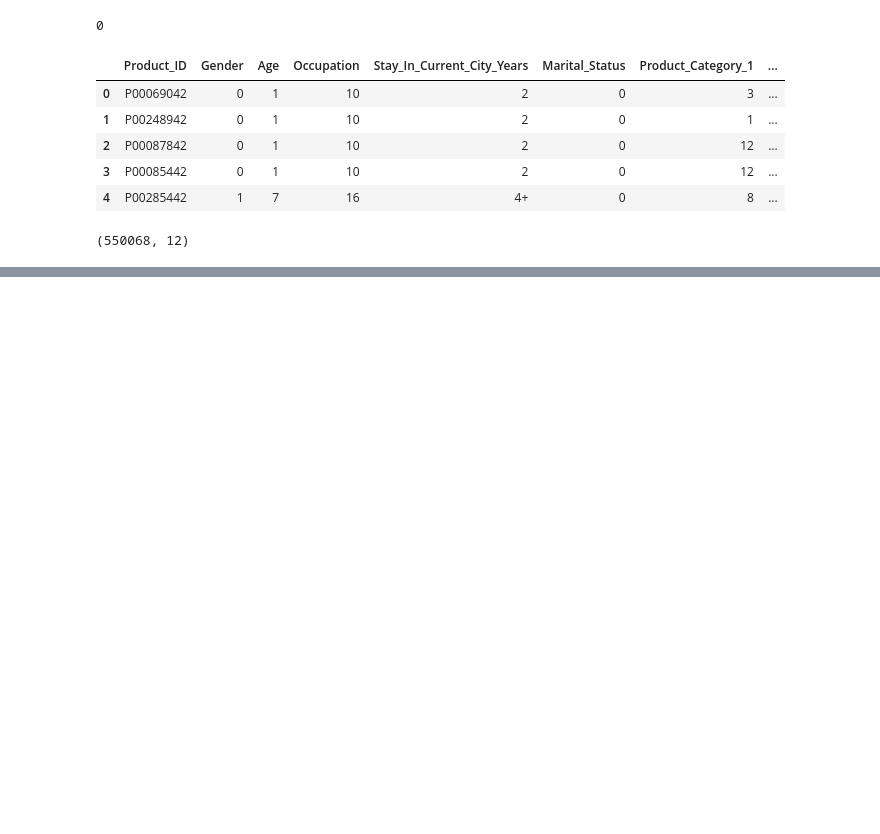
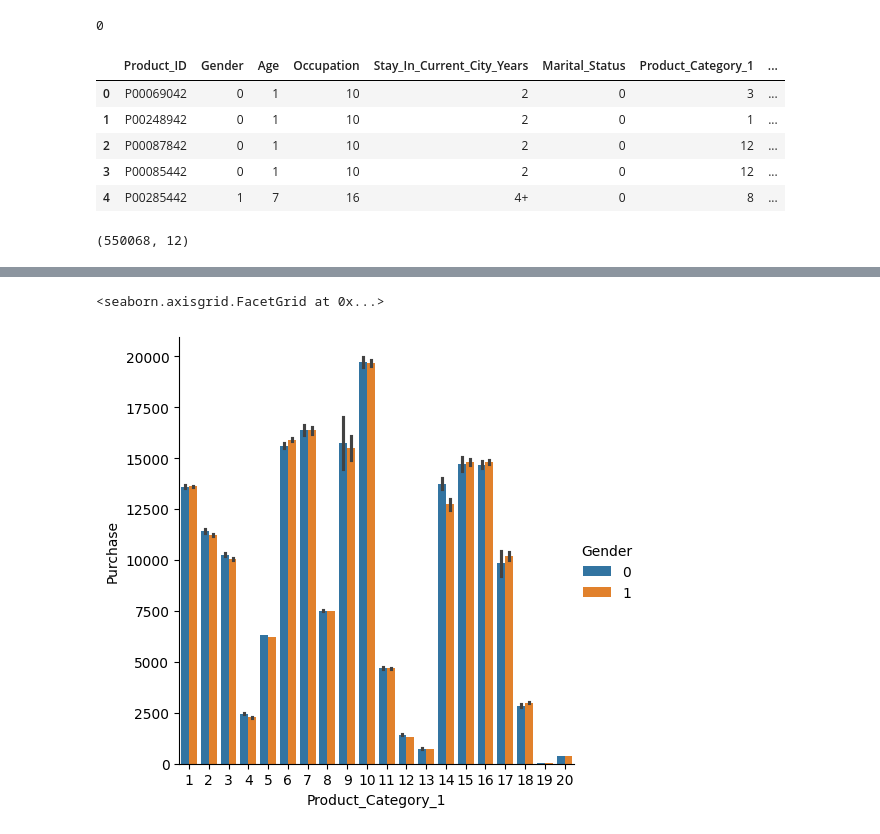
Before and after one commit to NebeyouMusie/EDA-Projects, a Jupyter notebook: Black-Friday/black-friday.ipynb, the cells around one changed output, grey strips where cells are left out. Drawn from its saved outputs; the diff is of its cells as text; code cells hidden in the pictures; blank space fills up the shorter version.

```diff
--- a/Black-Friday/black-friday.ipynb
+++ b/Black-Friday/black-friday.ipynb
@@ -305,0 +387,7 @@ df.shape
+# %%
+# Visualization of product category 1 with purchase
+
+sns.catplot(x='Product_Category_1', y='Purchase', hue='Gender', kind='bar', data=df)
+# %% [output]
+<seaborn.axisgrid.FacetGrid at 0x...>
+[figure, added]
```
Also changed, not shown: parts of 13 cells of this notebook.
